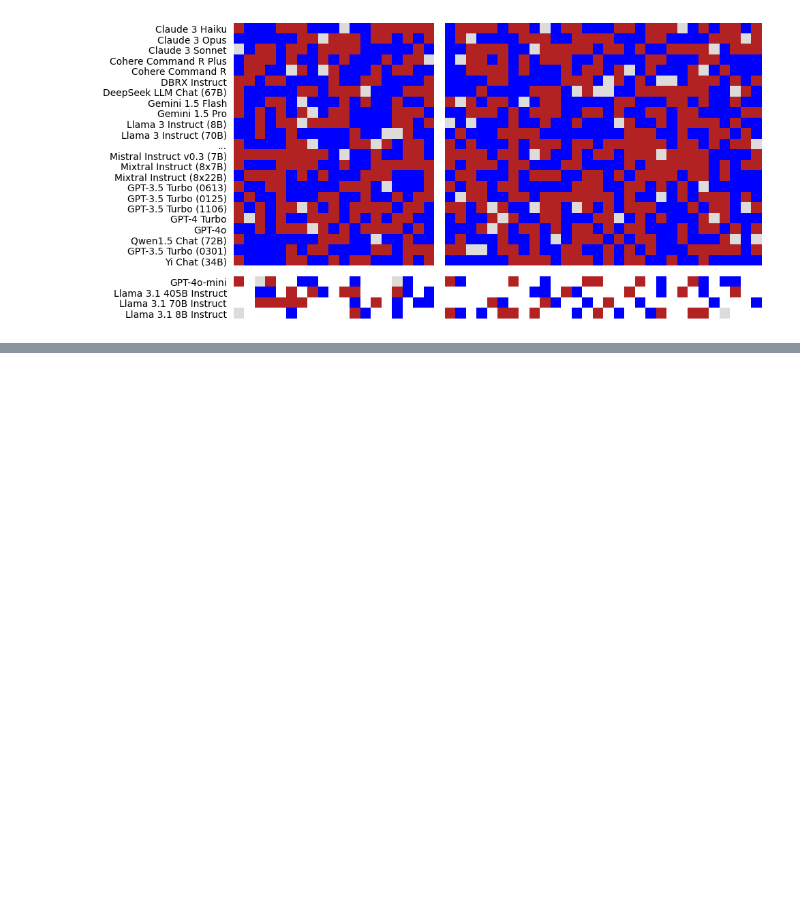
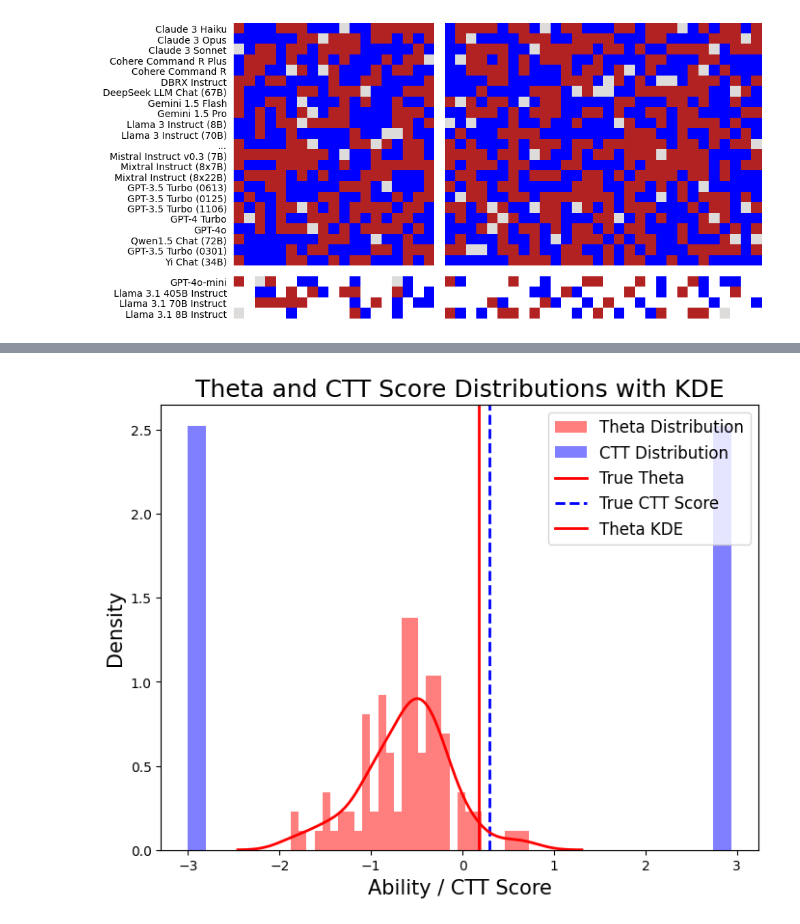
Before and after one commit to aims-foundations/reeval, a Jupyter notebook: src/visulize.ipynb, the cells around one changed output, grey strips where cells are left out. Saved outputs shown, nothing was run; the diff lists cells and outputs as text; code cells hidden in the pictures; blank space fills up the shorter version.

```diff
--- a/src/visulize.ipynb
+++ b/src/visulize.ipynb
@@ -261,0 +187,40 @@ Statement 1 | The homomorphic...
+# %%
+import seaborn as sns
+import matplotlib.pyplot as plt
+import numpy as np
+import pandas as pd
+import torch
+
+df = pd.read_csv('/Users/tyhhh/Desktop/certified-eval/data/hard_easy_test/airbench/seed_1.csv')
+theta_hats_all = df['theta_hat'].values
+y_means_all = df['y_mean'].values
+
+response_matrix = pd.read_csv(
+        f'../data/pre_calibration/airbench/matrix.csv', index_col=0
+    ).values
+count_minus_one = np.sum(response_matrix == -1, axis=1)
+min_index = np.argmin(count_minus_one)
+y = torch.tensor(response_matrix[min_index], dtype=torch.float32)
+mask = y != -1
+
+theta = pd.read_csv(
+    f'../data/nonamor_calibration/airbench/nonamor_theta.csv'
+)["theta"].values[min_index]
+
+z = pd.read_csv(
+    f'../data/nonamor_calibration/airbench/nonamor_z.csv'
+)["z"].values
+
+plt.figure(figsize=(8, 6))
+plt.hist(theta_hats_all, bins=30, color='red', alpha=0.5, label='Theta Distribution', density=True)
+plt.hist(y_means_all, bins=30, color='blue', alpha=0.5, label='CTT Distribution', density=True)
+plt.axvline(x=theta, color='red', linestyle='-', linewidth=2, label='True Theta')
+plt.axvline(x=y[mask].mean().item() * 6 - 3, color='blue', linestyle='--', linewidth=2, label='True CTT Score')
+sns.kdeplot(theta_hats_all, color='red', label='Theta KDE', linewidth=2)
+plt.xlabel('Ability / CTT Score', fontsize=15)
+plt.ylabel('Density', fontsize=15)
+plt.title('Theta and CTT Score Distributions with KDE', fontsize=18)
+plt.legend(fontsize=12)
+plt.show()
+# %% [output]
+[figure, added]
```
Also changed, not shown: parts of 1 cell of this notebook, 4 other files.
